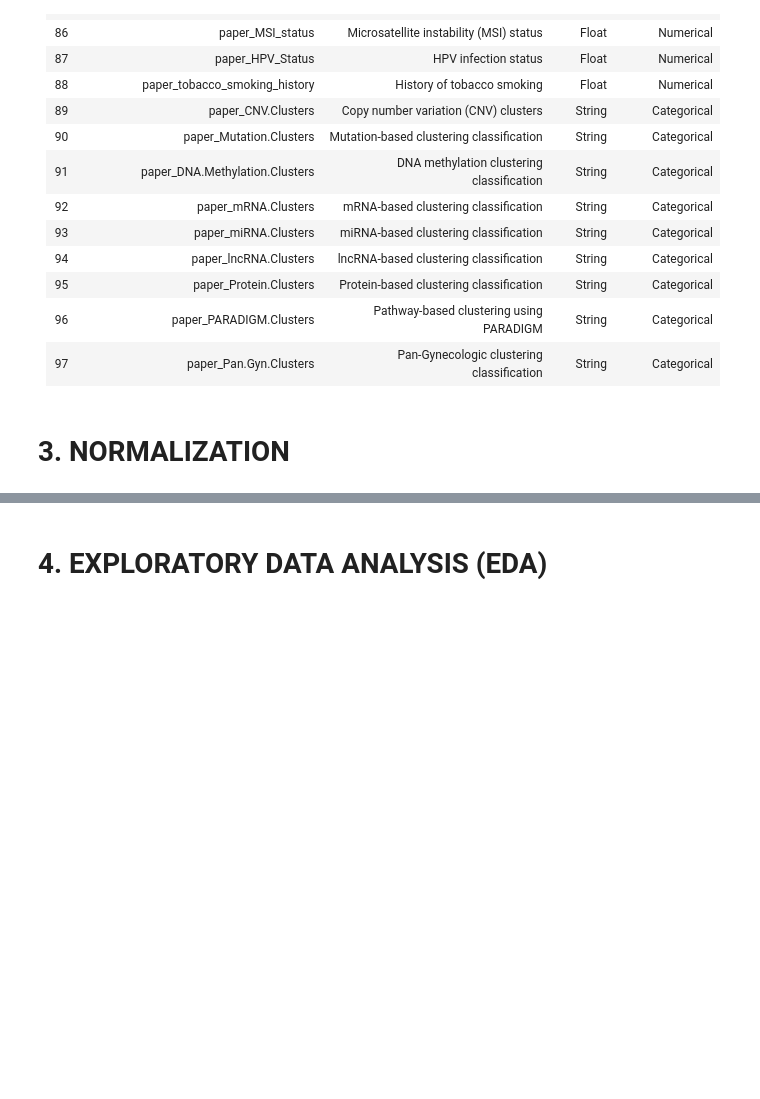
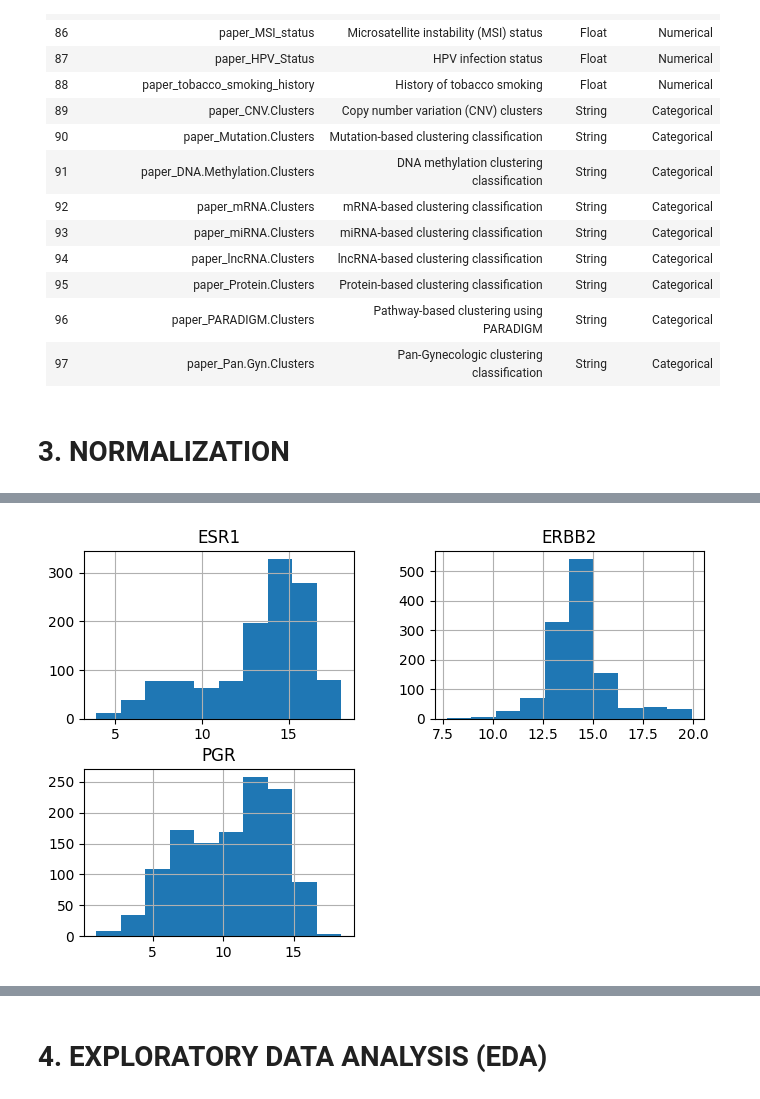
Before and after one commit to Langara-DataHub/DANA-4830-Project, a Jupyter notebook: TCGA-BRCA-Classification.ipynb, the cells around one changed output, grey strips where cells are left out. Drawn from its saved outputs; the diff is of its cells as text; code cells hidden in the pictures; blank space fills up the shorter version.

```diff
--- a/TCGA-BRCA-Classification.ipynb
+++ b/TCGA-BRCA-Classification.ipynb
@@ -341,0 +387,7 @@ Number of duplicate rows: 0
+# %%
+# Perform log2-transformation after adding 1 to each TPM value
+log2_gene_data = np.log2(gene_data + 1)
+log2_gene_data.hist(figsize=(8, 5))
+plt.show()
+# %% [output]
+[figure, added]
```
Also changed, not shown: parts of 8 cells of this notebook.
